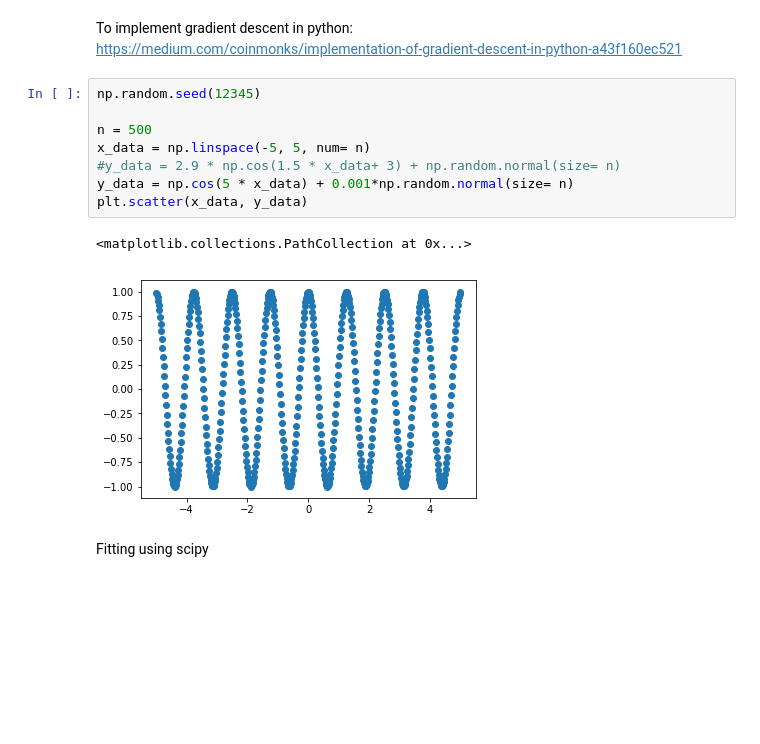
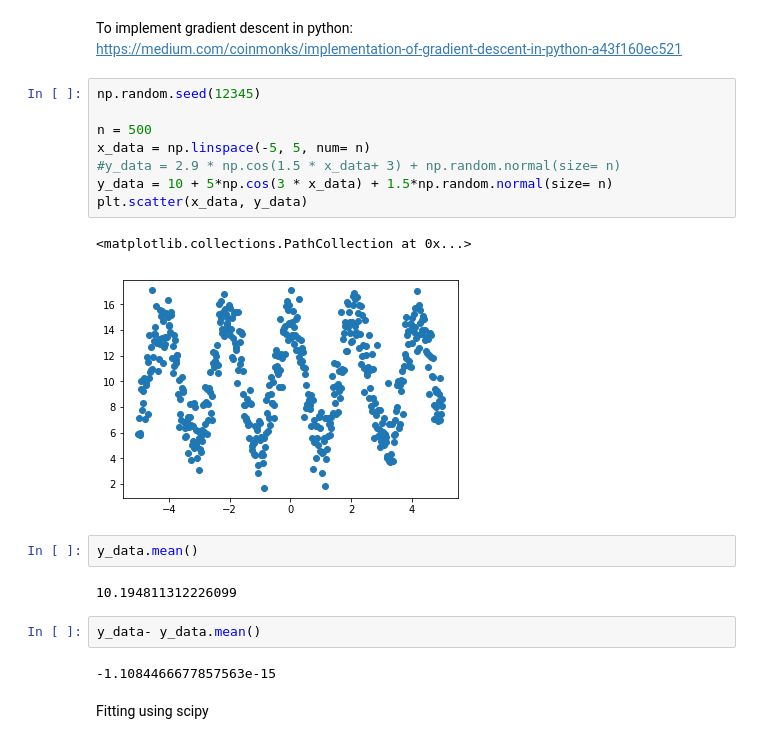
Before and after one commit to Harmonic-Oscillator-hyBrid-fIT/HOBIT, a Jupyter notebook: scipy_and_GradientDescent.ipynb, the cells around one changed output. Cells and saved outputs as stored; diff of their text form; blank space fills up the shorter version.

```diff
--- a/sin_optimization.ipynb
+++ b/scipy_and_GradientDescent.ipynb
@@ -13,14 +15,22 @@ https://medium.com/coinmonks/implementation-of-gradient-descent-in-python-a43f16
 # %%
 np.random.seed(12345)
 
 n = 500
 x_data = np.linspace(-5, 5, num= n)
 #y_data = 2.9 * np.cos(1.5 * x_data+ 3) + np.random.normal(size= n)
-y_data = np.cos(5 * x_data) + 0.001*np.random.normal(size= n)
+y_data = 10 + 5*np.cos(3 * x_data) + 1.5*np.random.normal(size= n)
 plt.scatter(x_data, y_data)
 # %% [output]
 <matplotlib.collections.PathCollection at 0x...>
-[figure, old version]
+[figure, new version]
+# %%
+y_data.mean()
+# %% [output]
+10.194811312226099
+# %%
+y_data- y_data.mean()
+# %% [output]
+-1.1084466677857563e-15
 # %% [markdown]
 Fitting using scipy
 # %%
```
Also changed, not shown: parts of 1 cell of this notebook, 1 other file.
